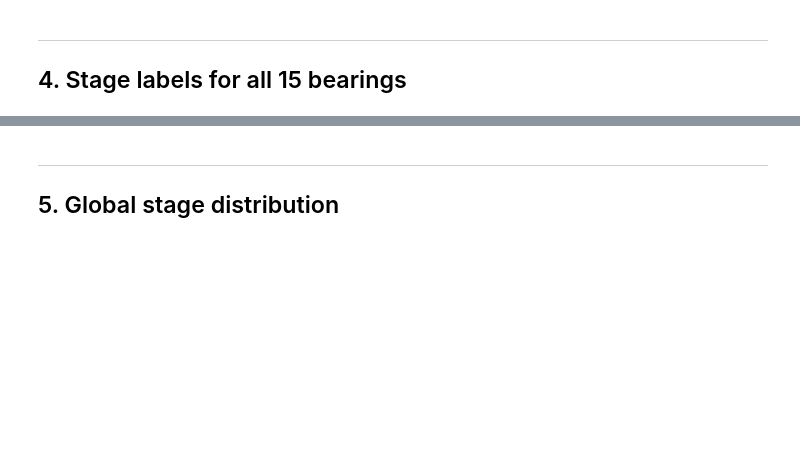
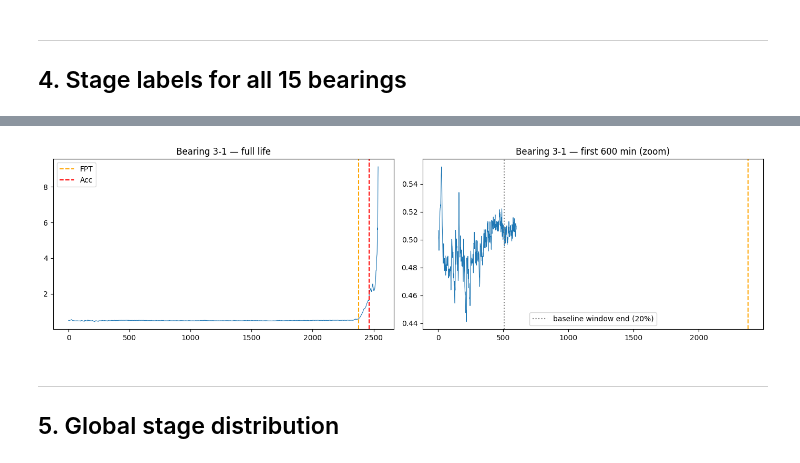
Before and after one commit to f-khadija-benzine/RESS_2025_GAN_Conformal_RUL, a Jupyter notebook: notebooks/02_health_indicator (2).ipynb, the cells around one changed output, grey strips where cells are left out. Drawn from its saved outputs; the diff is of its cells as text; code cells hidden in the pictures; blank space fills up the shorter version.

```diff
--- a/notebooks/02_health_indicator (2).ipynb
+++ b/notebooks/02_health_indicator (2).ipynb
@@ -227,3 +227,20 @@ plt.show()
+# %%
+r = results['Bearing3_1']
+hi = r['hi_smoothed']
+
+fig, axes = plt.subplots(1, 2, figsize=(14, 4))
+axes[0].plot(hi, lw=0.8)
+axes[0].axvline(r['fpt_idx'], color='orange', ls='--', label='FPT')
+axes[0].axvline(r['acc_idx'], color='red', ls='--', label='Acc')
+axes[0].set_title('Bearing 3-1 — full life'); axes[0].legend()
+
+axes[1].plot(hi[:600], lw=0.8)
+axes[1].axvline(r['fpt_idx'], color='orange', ls='--')
+axes[1].axvline(507, color='gray', ls=':', label='baseline window end (20%)')
+axes[1].set_title('Bearing 3-1 — first 600 min (zoom)'); axes[1].legend()
+plt.tight_layout(); plt.show()
+# %% [output]
+[figure, added]
 # %% [markdown]
 ---
 ## 5. Global stage distribution
```
Also changed, not shown: parts of 10 cells of this notebook.
